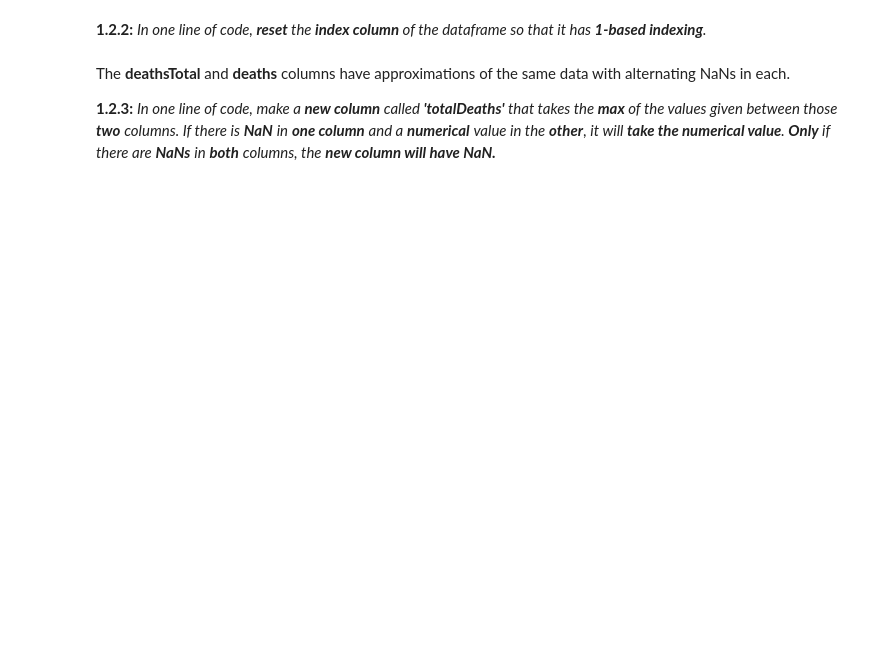
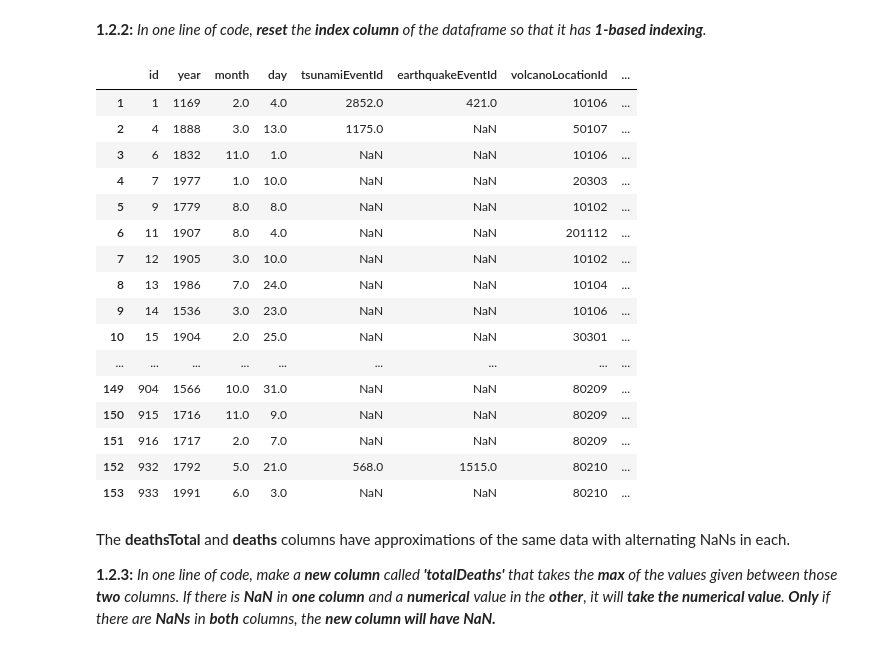
Before and after one commit to ading5/CMSC320-Assignment-0-Dr.Alam, a Jupyter notebook: CMSC320_HW1_Fall2024.ipynb, the cells around one changed output. Drawn from its saved outputs; the diff is of its cells as text; code cells hidden in the pictures; blank space fills up the shorter version.

```diff
--- a/CMSC320_HW1_Fall2024.ipynb
+++ b/CMSC320_HW1_Fall2024.ipynb
@@ -105,10 +146,27 @@ new_df
 # %% [markdown]
 **1.2.2:** *In one line of code, **reset** the **index column** of the dataframe so that it has **1-based indexing**.*
 # %%
-# REMOVE THIS COMMENT AND ANSWER STARTING HERE
-
+new_df.index = range(1, len(new_df) + 1)
 # KEEP THIS. It will display the whole dataframe.
 new_df
+# %% [output]
+|  | id | year | month | day | tsunamiEventId | earthquakeEventId | volcanoLocationId | ... |
+| 1 | 1 | 1169 | 2.0 | 4.0 | 2852.0 | 421.0 | 10106 | ... |
+| 2 | 4 | 1888 | 3.0 | 13.0 | 1175.0 | NaN | 50107 | ... |
+| 3 | 6 | 1832 | 11.0 | 1.0 | NaN | NaN | 10106 | ... |
+| 4 | 7 | 1977 | 1.0 | 10.0 | NaN | NaN | 20303 | ... |
+| 5 | 9 | 1779 | 8.0 | 8.0 | NaN | NaN | 10102 | ... |
+| 6 | 11 | 1907 | 8.0 | 4.0 | NaN | NaN | 201112 | ... |
+| 7 | 12 | 1905 | 3.0 | 10.0 | NaN | NaN | 10102 | ... |
+| 8 | 13 | 1986 | 7.0 | 24.0 | NaN | NaN | 10104 | ... |
+| 9 | 14 | 1536 | 3.0 | 23.0 | NaN | NaN | 10106 | ... |
+| 10 | 15 | 1904 | 2.0 | 25.0 | NaN | NaN | 30301 | ... |
+| ... | ... | ... | ... | ... | ... | ... | ... | ... |
+| 149 | 904 | 1566 | 10.0 | 31.0 | NaN | NaN | 80209 | ... |
+| 150 | 915 | 1716 | 11.0 | 9.0 | NaN | NaN | 80209 | ... |
+| 151 | 916 | 1717 | 2.0 | 7.0 | NaN | NaN | 80209 | ... |
+| 152 | 932 | 1792 | 5.0 | 21.0 | 568.0 | 1515.0 | 80210 | ... |
+| 153 | 933 | 1991 | 6.0 | 3.0 | NaN | NaN | 80210 | ... |
 # %% [markdown]
 The **deathsTotal** and **deaths**  columns have approximations of the same data with alternating NaNs in each.
 
```
Also changed, not shown: parts of 15 cells of this notebook, 1 other file.
